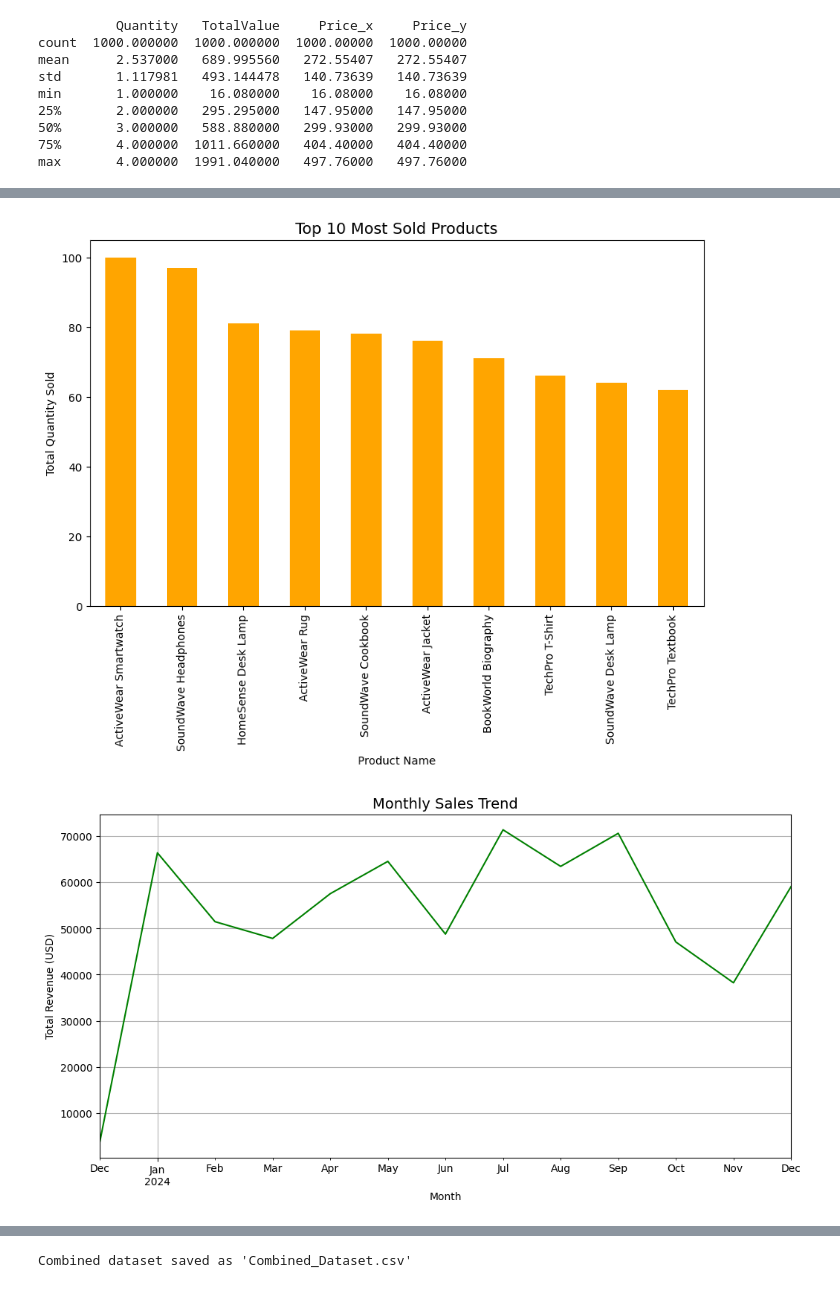
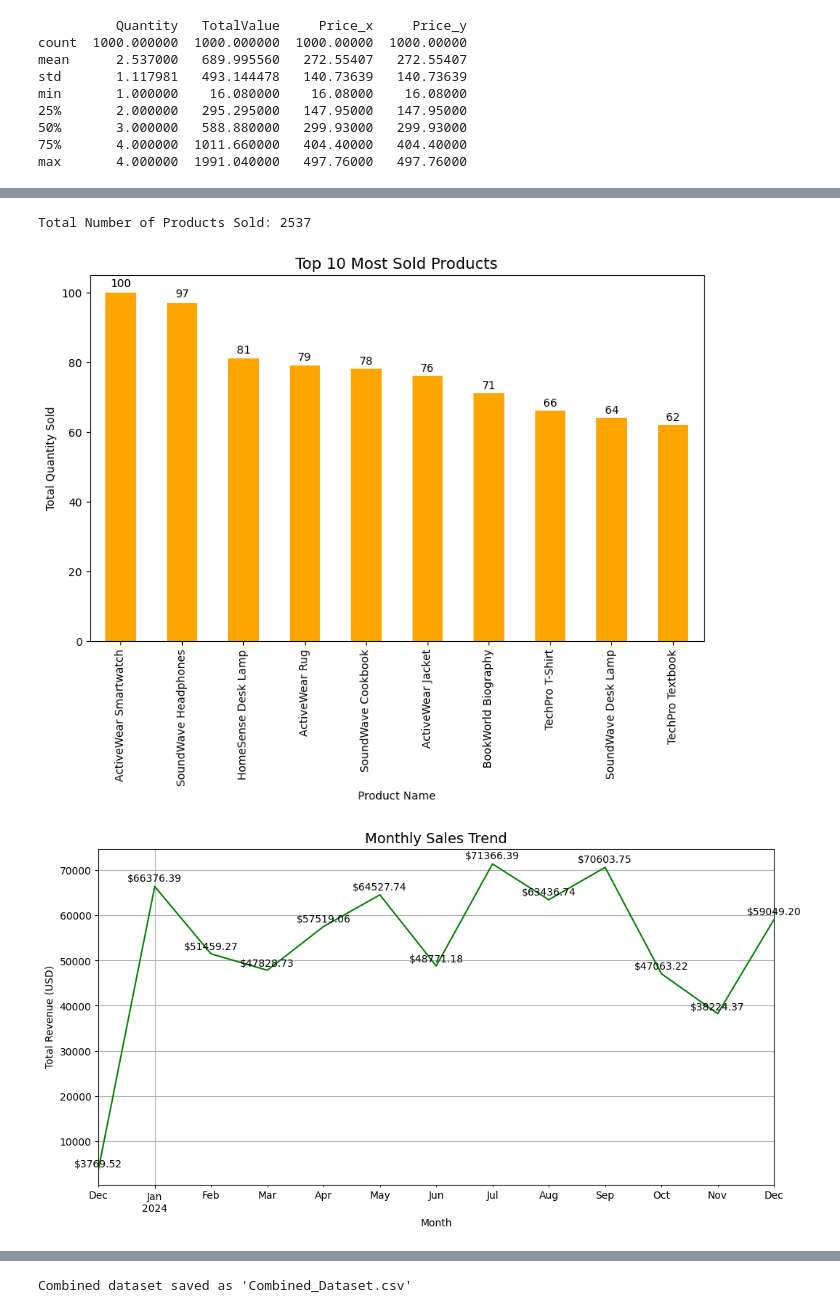
Before and after one commit to Nipuntank/Zeotap, a Jupyter notebook: Nipun_tank_EDA.ipynb, the cells around one changed output, grey strips where cells are left out. Drawn from its saved outputs; the diff is of its cells as text; code cells hidden in the pictures.

```diff
--- a/Nipun_tank_EDA.ipynb
+++ b/Nipun_tank_EDA.ipynb
@@ -82,9 +87,15 @@ max       4.000000  1991.040000   497.76000   497.76000
 # %%
 region_revenue = combined.groupby('Region')["TotalValue"].sum().sort_values(ascending=False)
+
 plt.figure(figsize=(10, 6))
-region_revenue.plot(kind='bar', color='skyblue')
+ax = region_revenue.plot(kind='bar', color='skyblue')
+
 plt.title('Revenue by Region', fontsize=14)
 plt.ylabel('Total Revenue (USD)')
 plt.xlabel('Region')
+
+for i, value in enumerate(region_revenue):
+    plt.text(i, value + (value * 0.01), f'${value:,.2f}', ha='center', va='bottom', fontsize=10)
+
 plt.show()
 # %% [output]
@@ -92,11 +103,17 @@ plt.show()
 # %%
 category_sales = combined['Category'].value_counts()
+
 plt.figure(figsize=(10, 6))
-sns.barplot(x=category_sales.index, y=category_sales.values, palette='viridis')
+ax = sns.barplot(x=category_sales.index, y=category_sales.values, palette='viridis')
+
 plt.title('Product Categories Sold', fontsize=14)
 plt.xlabel('Category')
 plt.ylabel('Number of Products Sold')
 plt.xticks(rotation=45)
+
+for i, value in enumerate(category_sales.values):
+    plt.text(i, value + (value * 0.01), str(value), ha='center', va='bottom', fontsize=10)
+
 plt.show()
 # %% [output]
 Passing `palette` without assigning `hue` is deprecated and will be removed in v0.14.0. Assign the `x` variable to `hue` and set `legend=False` for the same effect.
@@ -106,3 +123,8 @@ Passing `palette` without assigning `hue` is deprecated and will be removed in v
+# %%
+total_products_sold = combined["Quantity"].sum()
+print(f"Total Number of Products Sold: {total_products_sold}")
+# %% [output]
+Total Number of Products Sold: 2537
 # %%
 top_products = combined.groupby('ProductName')["Quantity"].sum().sort_values(ascending=False).head(10)
 plt.figure(figsize=(10, 6))
@@ -110,21 +132,28 @@ top_products.plot(kind='bar', color='orange')
 plt.title('Top 10 Most Sold Products', fontsize=14)
 plt.ylabel('Total Quantity Sold')
 plt.xlabel('Product Name')
+for i, value in enumerate(top_products.values):
+    plt.text(i, value + (value * 0.01), str(value), ha='center', va='bottom', fontsize=10)
 plt.show()
 # %% [output]
-[figure, old version]
+[figure, new version]
 # %%
+
 combined['TransactionDate'] = pd.to_datetime(combined['TransactionDate'])
 combined['Month'] = combined['TransactionDate'].dt.to_period('M')
 monthly_sales = combined.groupby('Month')["TotalValue"].sum()
+
 plt.figure(figsize=(12, 6))
 monthly_sales.plot(color='green')
 plt.title('Monthly Sales Trend', fontsize=14)
 plt.ylabel('Total Revenue (USD)')
 plt.xlabel('Month')
+for i, value in enumerate(monthly_sales):
+    plt.text(monthly_sales.index[i].to_timestamp(), value + (value * 0.01), f"${value:.2f}", ha='center', va='bottom', fontsize=10)
+
 plt.grid()
 plt.show()
 # %% [output]
-[figure, old version]
+[figure, new version]
 # %%
 avg_transaction_value = combined.groupby('Region')["TotalValue"].mean().sort_values(ascending=False)
```
Also changed, not shown: parts of 4 cells of this notebook, 1 other file.
